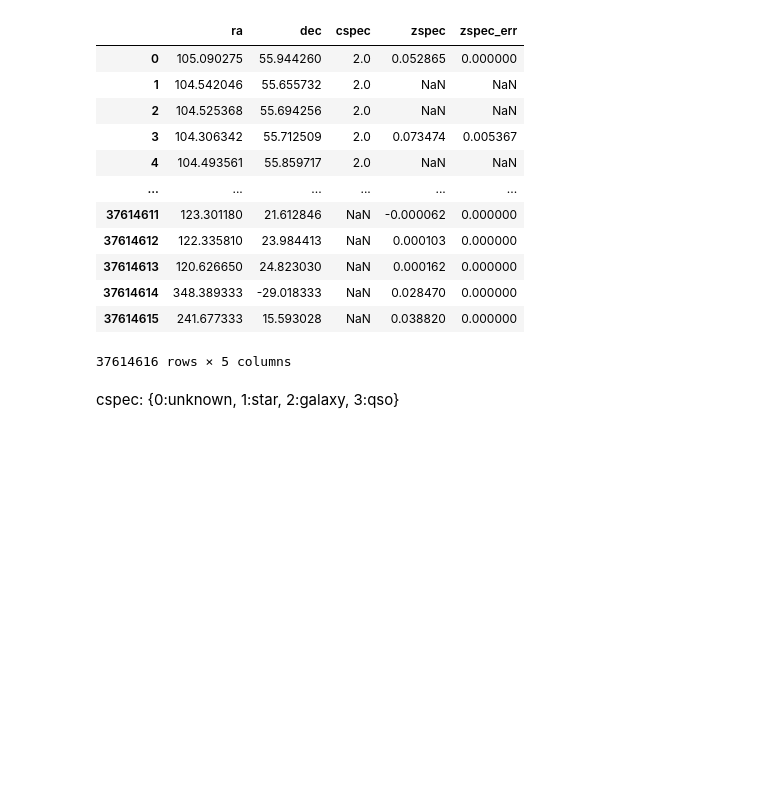
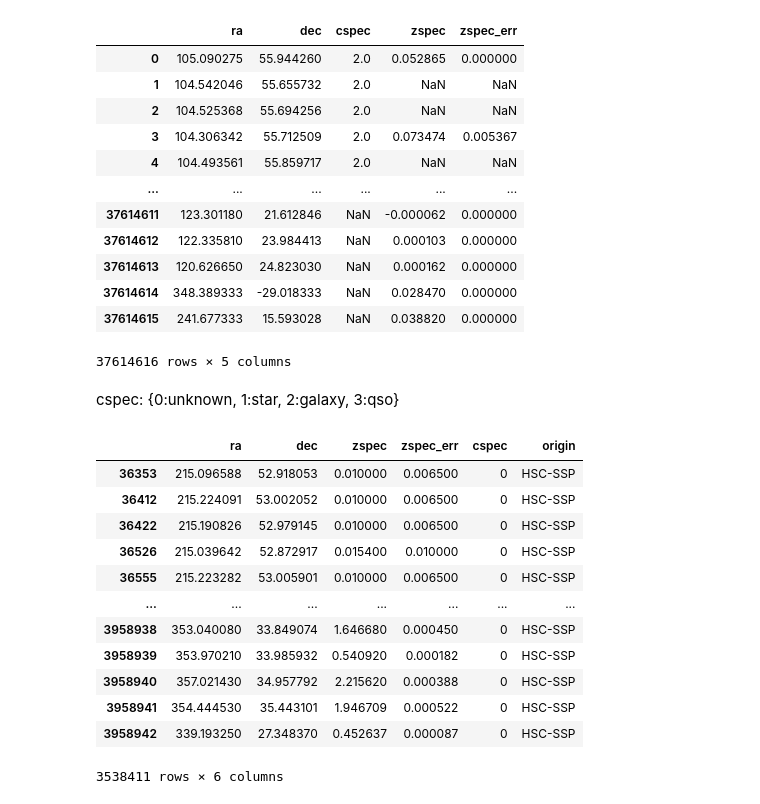
Before and after one commit to teaghan/sky_embeddings, a Jupyter notebook: data_processing/classes.ipynb, the cells around one changed output. Cells and saved outputs as stored; diff of their text form; code cells hidden in the pictures; blank space fills up the shorter version.

```diff
--- a/data_processing/classes.ipynb
+++ b/data_processing/classes.ipynb
@@ -31,3 +31,24 @@ labels[labels['cspec']==1].to_csv('../data/stars.csv', index=False)
 labels[labels['cspec']==0].to_csv('../data/unkown.csv', index=False)
 # %%
 labels.dropna(subset=['zspec']).to_csv('../data/zspec.csv', index=False)
+# %%
+import pandas as pd
+
+#labels = pd.read_parquet('/arc/projects/unions/catalogues/redshifts/redshifts-v1.parquet')#.dropna()
+labels = pd.read_parquet('/arc/projects/unions/catalogues/redshifts/hsc_ssp.parquet')#.dropna()
+
+labels
+# %% [output]
+|  | ra | dec | zspec | zspec_err | cspec | origin |
+| 36353 | 215.096588 | 52.918053 | 0.010000 | 0.006500 | 0 | HSC-SSP |
+| 36412 | 215.224091 | 53.002052 | 0.010000 | 0.006500 | 0 | HSC-SSP |
+| 36422 | 215.190826 | 52.979145 | 0.010000 | 0.006500 | 0 | HSC-SSP |
+| 36526 | 215.039642 | 52.872917 | 0.015400 | 0.010000 | 0 | HSC-SSP |
+| 36555 | 215.223282 | 53.005901 | 0.010000 | 0.006500 | 0 | HSC-SSP |
+| ... | ... | ... | ... | ... | ... | ... |
+| 3958938 | 353.040080 | 33.849074 | 1.646680 | 0.000450 | 0 | HSC-SSP |
+| 3958939 | 353.970210 | 33.985932 | 0.540920 | 0.000182 | 0 | HSC-SSP |
+| 3958940 | 357.021430 | 34.957792 | 2.215620 | 0.000388 | 0 | HSC-SSP |
+| 3958941 | 354.444530 | 35.443101 | 1.946709 | 0.000522 | 0 | HSC-SSP |
+| 3958942 | 339.193250 | 27.348370 | 0.452637 | 0.000087 | 0 | HSC-SSP |
+3538411 rows × 6 columns
```
Also changed, not shown: 4 other files.
